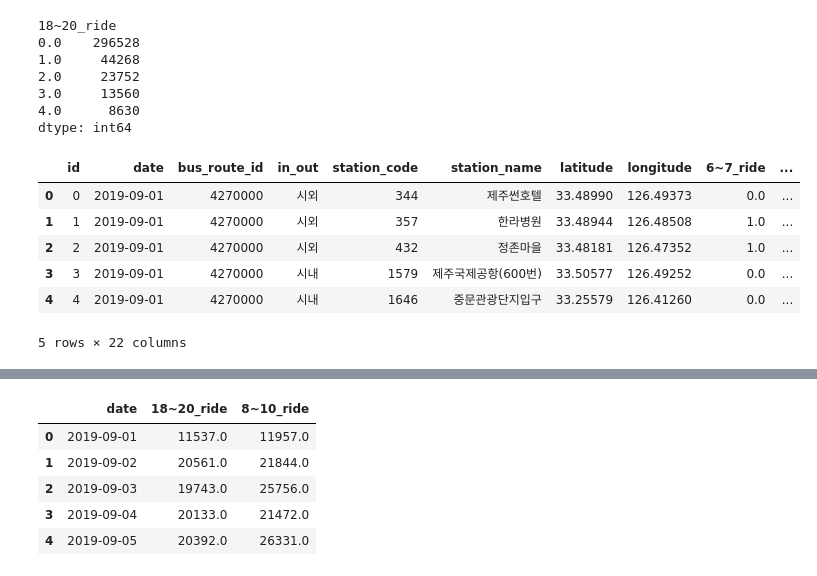
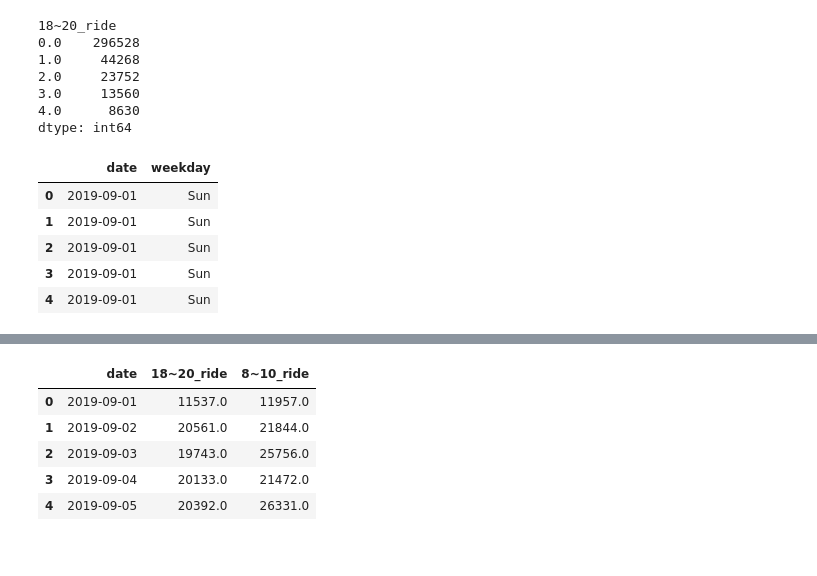
Before and after one commit to mucollabo/busRidersPredic, a Jupyter notebook: busRidersPredic.ipynb, the cells around one changed output, grey strips where cells are left out. Cells and saved outputs as stored; diff of their text form; code cells hidden in the pictures.

```diff
--- a/busRidersPredic.ipynb
+++ b/busRidersPredic.ipynb
@@ -194,12 +205,11 @@ traindata['date'] = pd.to_datetime(traindata['date'])
 traindata['weekday'] = traindata['date'].dt.strftime('%a')
 # %%
-traindata.head()
+traindata[['date', 'weekday']].head()
 # %% [output]
-|  | id | date | bus_route_id | in_out | station_code | station_name | latitude | longitude | 6~7_ride | ... |
-| 0 | 0 | 2019-09-01 | 4270000 | 시외 | 344 | 제주썬호텔 | 33.48990 | 126.49373 | 0.0 | ... |
-| 1 | 1 | 2019-09-01 | 4270000 | 시외 | 357 | 한라병원 | 33.48944 | 126.48508 | 1.0 | ... |
-| 2 | 2 | 2019-09-01 | 4270000 | 시외 | 432 | 정존마을 | 33.48181 | 126.47352 | 1.0 | ... |
-| 3 | 3 | 2019-09-01 | 4270000 | 시내 | 1579 | 제주국제공항(600번) | 33.50577 | 126.49252 | 0.0 | ... |
-| 4 | 4 | 2019-09-01 | 4270000 | 시내 | 1646 | 중문관광단지입구 | 33.25579 | 126.41260 | 0.0 | ... |
+|  | date | weekday |
+| 0 | 2019-09-01 | Sun |
+| 1 | 2019-09-01 | Sun |
+| 2 | 2019-09-01 | Sun |
+| 3 | 2019-09-01 | Sun |
+| 4 | 2019-09-01 | Sun |
-5 rows × 22 columns
 # %%
```
Also changed, not shown: parts of 9 cells of this notebook.
